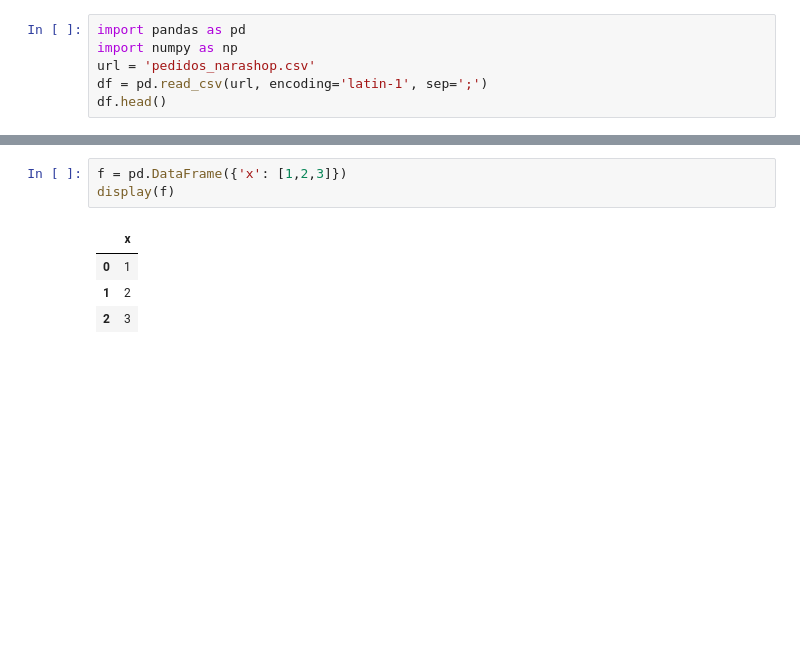
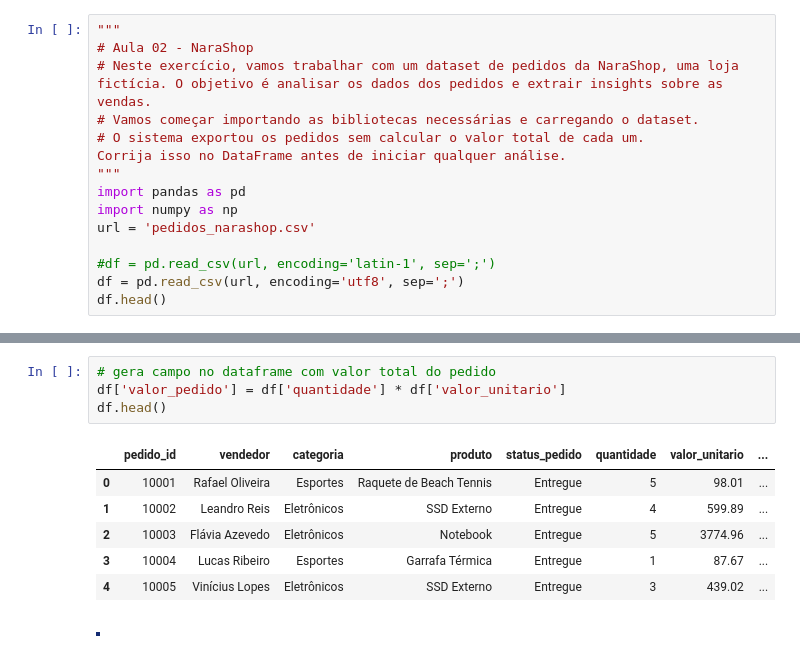
Before and after one commit to edudevelop02/SENAC-UC2, a Jupyter notebook: aula-ex02- NaraShop.ipynb, the cells around one changed output, grey strips where cells are left out. Saved outputs shown, nothing was run; the diff lists cells and outputs as text; blank space fills up the shorter version.

Commit message:
Aula 2026-05-06 commit 1

```diff
--- a/aula-ex02- NaraShop.ipynb
+++ b/aula-ex02- NaraShop.ipynb
@@ -1,8 +1,17 @@
 # %%
+"""
+# Aula 02 - NaraShop
+# Neste exercício, vamos trabalhar com um dataset de pedidos da NaraShop, uma loja fictícia. O objetivo é analisar os dados dos pedidos e extrair insights sobre as vendas.
+# Vamos começar importando as bibliotecas necessárias e carregando o dataset.
+# O sistema exportou os pedidos sem calcular o valor total de cada um.
+Corrija isso no DataFrame antes de iniciar qualquer análise.
+"""
 import pandas as pd
 import numpy as np
 url = 'pedidos_narashop.csv'
-df = pd.read_csv(url, encoding='latin-1', sep=';')
+
+#df = pd.read_csv(url, encoding='latin-1', sep=';')
+df = pd.read_csv(url, encoding='utf8', sep=';')
 df.head()
 # %% [output]
 |  | pedido_id | vendedor | categoria | produto | status_pedido | quantidade | valor_unitario | ... |
@@ -14,8 +23,13 @@ df.head()
 # %%
-f = pd.DataFrame({'x': [1,2,3]})
-display(f)
+# gera campo no dataframe com valor total do pedido
+df['valor_pedido'] = df['quantidade'] * df['valor_unitario']
+df.head()
 # %% [output]
-|  | x |
-| 0 | 1 |
-| 1 | 2 |
-| 2 | 3 |
+|  | pedido_id | vendedor | categoria | produto | status_pedido | quantidade | valor_unitario | ... |
+| 0 | 10001 | Rafael Oliveira | Esportes | Raquete de Beach Tennis | Entregue | 5 | 98.01 | ... |
+| 1 | 10002 | Leandro Reis | Eletrônicos | SSD Externo | Entregue | 4 | 599.89 | ... |
+| 2 | 10003 | Flávia Azevedo | Eletrônicos | Notebook | Entregue | 5 | 3774.96 | ... |
+| 3 | 10004 | Lucas Ribeiro | Esportes | Garrafa Térmica | Entregue | 1 | 87.67 | ... |
+| 4 | 10005 | Vinícius Lopes | Eletrônicos | SSD Externo | Entregue | 3 | 439.02 | ... |
+# %% [markdown]
+![image.png](attachment:image.png)
```
Also changed, not shown: parts of 12 cells of this notebook, 4 other files.
